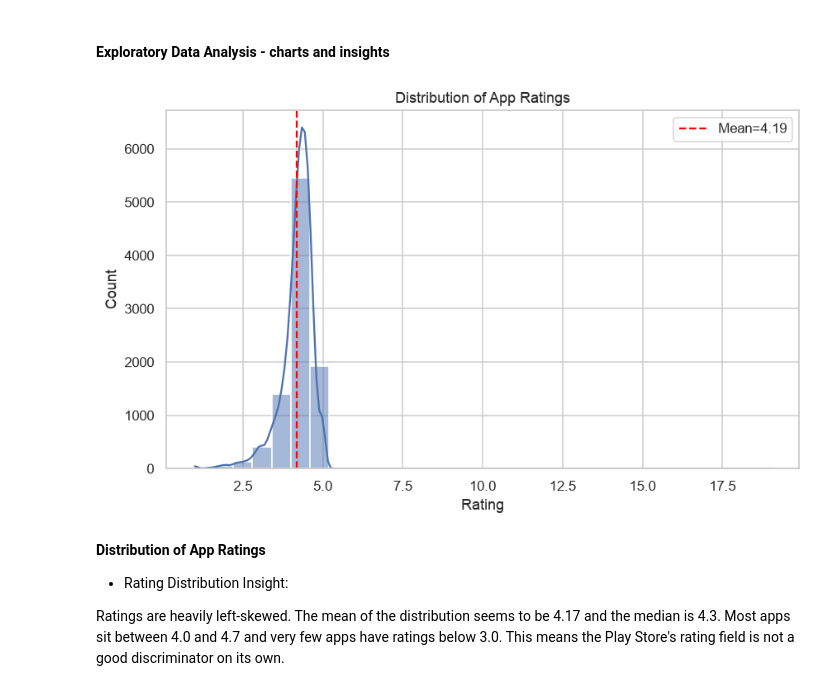
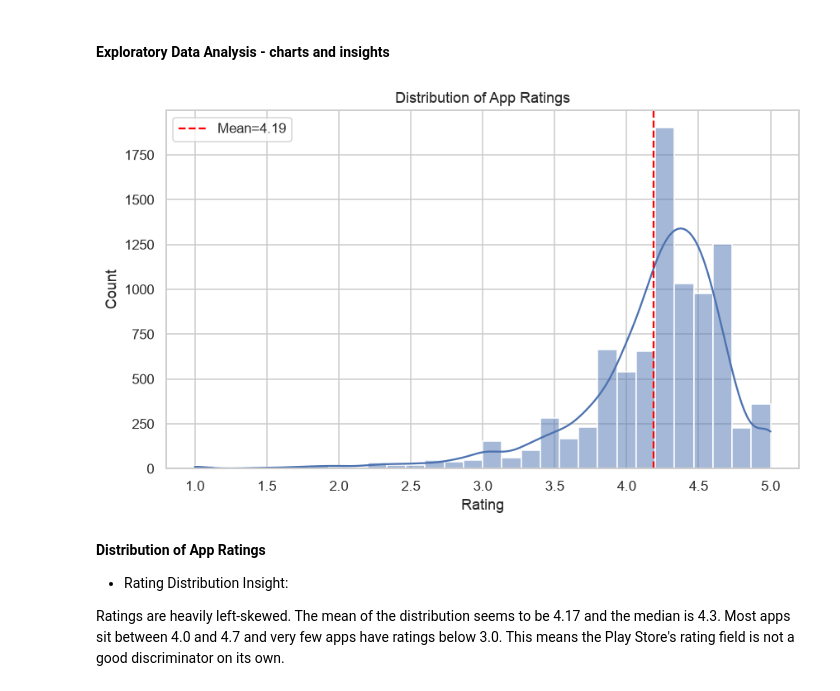
Before and after one commit to dilliram-code/mbust, a Jupyter notebook: Python Final Project/python_final_project.ipynb, the cells around one changed output. Saved outputs shown, nothing was run; the diff lists cells and outputs as text; code cells hidden in the pictures.

```diff
--- a/Python Final Project/python_final_project.ipynb
+++ b/Python Final Project/python_final_project.ipynb
@@ -100,0 +104,4 @@ dtype: int64
+# %%
+# drop the duplicates
+
+df.drop_duplicates(inplace=True)
@@ -169,17 +180,20 @@ df['Install_Bucket'] = pd.cut(df['Installs'], bins=install_bins, labels=install_
 sns.set_theme(style='whitegrid')
 plt.rcParams['figure.dpi'] = 110
 # %%
+
 # 1. Distribution of Ratings
 
 plt.figure(figsize=(8,5))
 sns.histplot(df['Rating'], bins=30, kde=True, color='#4C72B0')
 plt.axvline(df['Rating'].mean(), color='red', linestyle='--', label=f"Mean={df['Rating'].mean():.2f}")
 plt.title('Distribution of App Ratings')
-plt.xlabel('Rating'); plt.ylabel('Count'); plt.legend()
-plt.tight_layout();
+plt.xlabel('Rating')
+plt.ylabel('Count')
+plt.legend()
+plt.tight_layout()
 plt.show()
 # %% [output]
-[figure, old version]
+[figure, new version]
 # %% [markdown]
 **Distribution of App Ratings**
 
```
Also changed, not shown: parts of 13 cells of this notebook, 3 other files.
